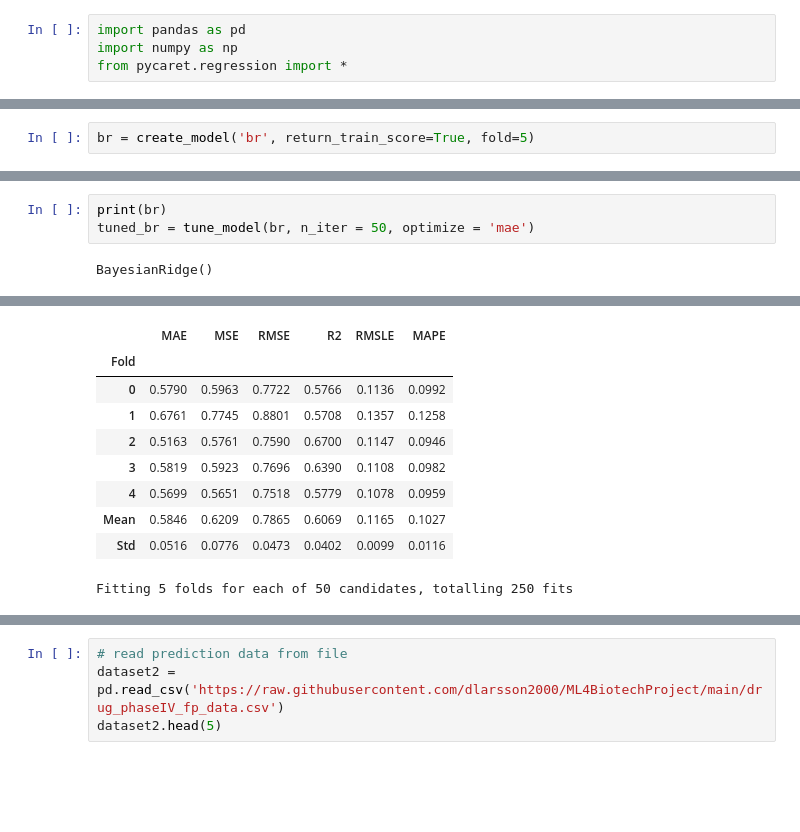
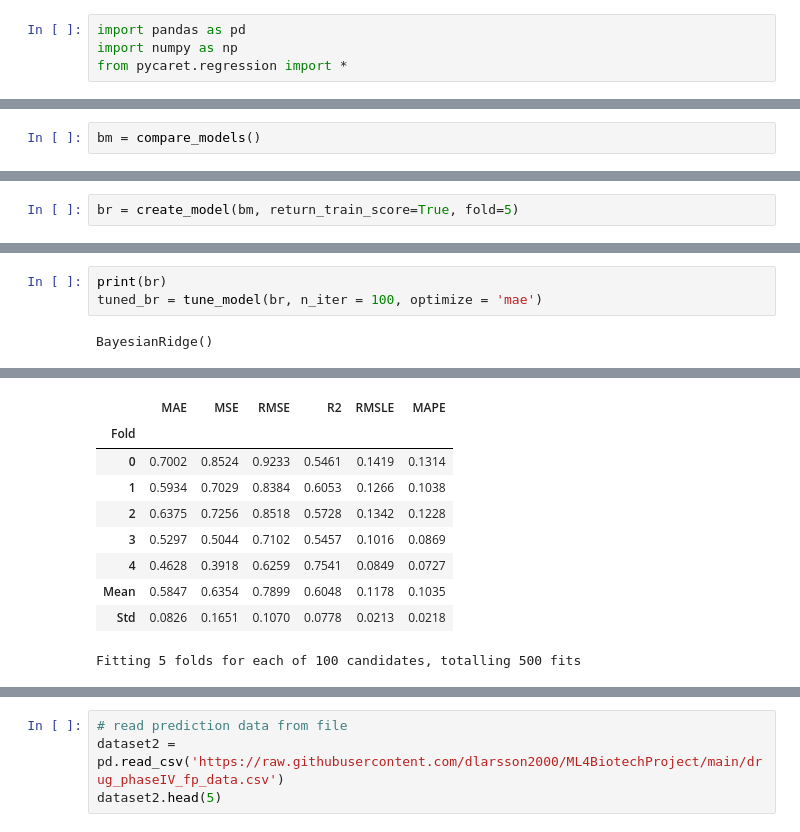
Before and after one commit to dlarsson2000/ML4BiotechProject, a Jupyter notebook: CB206V_Group_6_Project_Drug_repurposing.ipynb, the cells around one changed output, grey strips where cells are left out. Saved outputs shown, nothing was run; the diff lists cells and outputs as text; blank space fills up the shorter version.

```diff
--- a/CB206V_Group_6_Project_Drug_repurposing.ipynb
+++ b/CB206V_Group_6_Project_Drug_repurposing.ipynb
@@ -48,0 +50,2 @@ model = setup(data = df_X, target = 'pIC50', train_size=0.8, fold=5)
+# %%
+bm = compare_models()
@@ -49,5 +72,5 @@ model = setup(data = df_X, target = 'pIC50', train_size=0.8, fold=5)
 # %%
-br = create_model('br', return_train_score=True, fold=5)
+br = create_model(bm, return_train_score=True, fold=5)
 # %% [output]
 [interactive output not drawn]
 |  |  | MAE | MSE | RMSE | R2 | RMSLE | MAPE |
@@ -70,20 +93,20 @@ br = create_model('br', return_train_score=True, fold=5)
 [interactive output not drawn]
 # %%
 print(br)
-tuned_br = tune_model(br, n_iter = 50, optimize = 'mae')
+tuned_br = tune_model(br, n_iter = 100, optimize = 'mae')
 # %% [output]
 BayesianRidge()
 [interactive output not drawn]
 |  | MAE | MSE | RMSE | R2 | RMSLE | MAPE |
 | Fold |  |  |  |  |  |  |
-| 0 | 0.5790 | 0.5963 | 0.7722 | 0.5766 | 0.1136 | 0.0992 |
-| 1 | 0.6761 | 0.7745 | 0.8801 | 0.5708 | 0.1357 | 0.1258 |
-| 2 | 0.5163 | 0.5761 | 0.7590 | 0.6700 | 0.1147 | 0.0946 |
-| 3 | 0.5819 | 0.5923 | 0.7696 | 0.6390 | 0.1108 | 0.0982 |
-| 4 | 0.5699 | 0.5651 | 0.7518 | 0.5779 | 0.1078 | 0.0959 |
-| Mean | 0.5846 | 0.6209 | 0.7865 | 0.6069 | 0.1165 | 0.1027 |
-| Std | 0.0516 | 0.0776 | 0.0473 | 0.0402 | 0.0099 | 0.0116 |
+| 0 | 0.7002 | 0.8524 | 0.9233 | 0.5461 | 0.1419 | 0.1314 |
+| 1 | 0.5934 | 0.7029 | 0.8384 | 0.6053 | 0.1266 | 0.1038 |
+| 2 | 0.6375 | 0.7256 | 0.8518 | 0.5728 | 0.1342 | 0.1228 |
+| 3 | 0.5297 | 0.5044 | 0.7102 | 0.5457 | 0.1016 | 0.0869 |
+| 4 | 0.4628 | 0.3918 | 0.6259 | 0.7541 | 0.0849 | 0.0727 |
+| Mean | 0.5847 | 0.6354 | 0.7899 | 0.6048 | 0.1178 | 0.1035 |
+| Std | 0.0826 | 0.1651 | 0.1070 | 0.0778 | 0.0213 | 0.0218 |
-Fitting 5 folds for each of 50 candidates, totalling 250 fits
+Fitting 5 folds for each of 100 candidates, totalling 500 fits
 [interactive output not drawn]
 # %%
 
```
Also changed, not shown: parts of 12 cells of this notebook.
